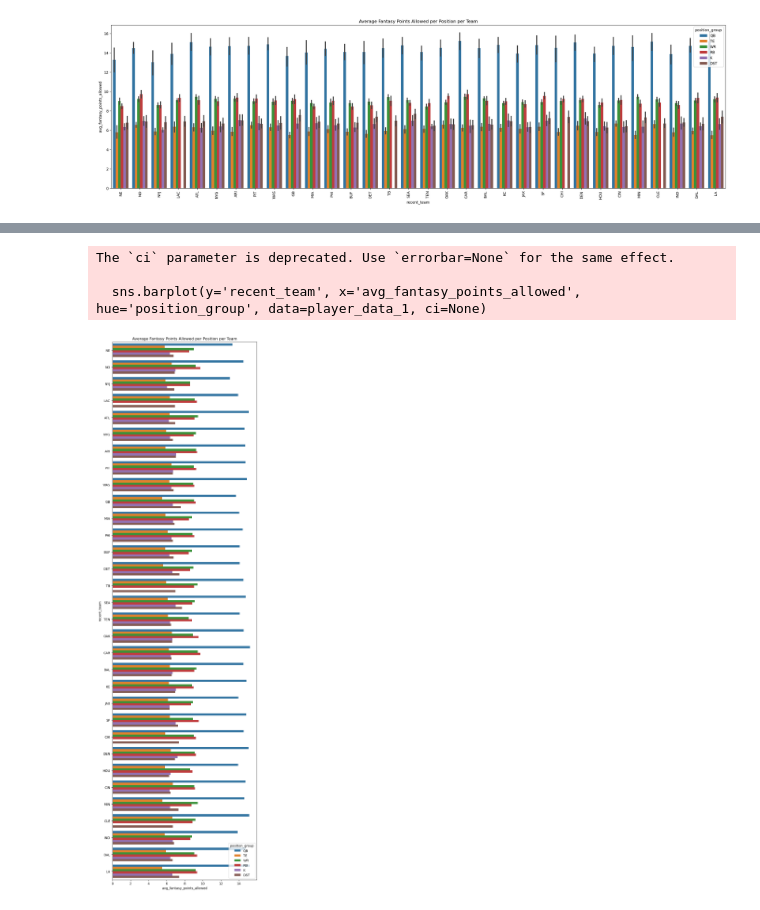
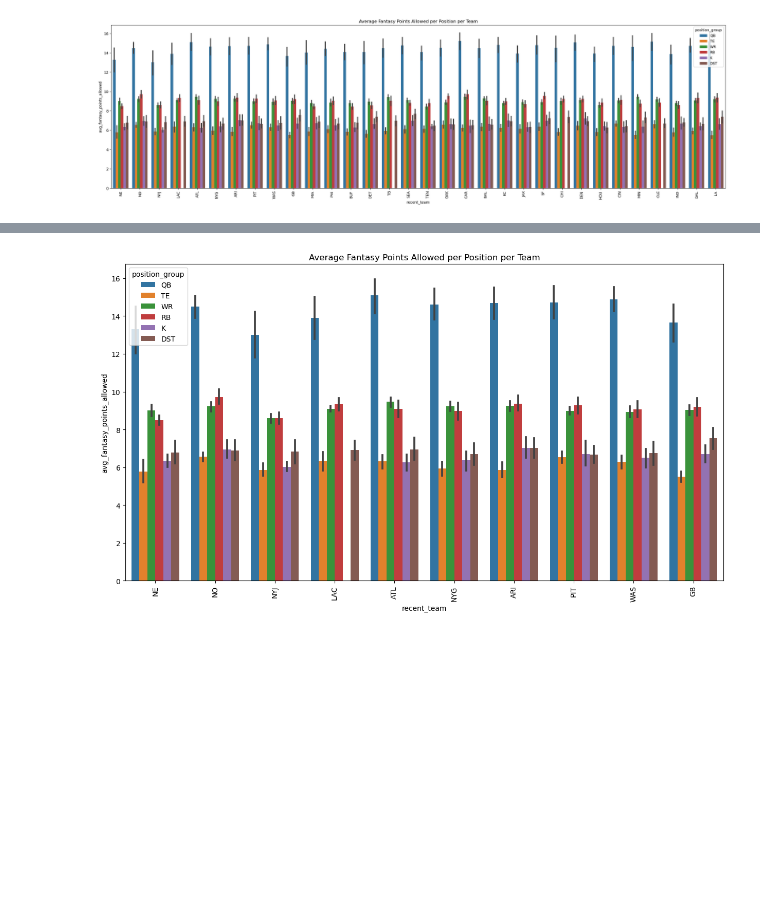
Before and after one commit to MariusRemmlinger/data-driven-fantasy-manager, a Jupyter notebook: data.ipynb, the cells around one changed output, grey strips where cells are left out. Drawn from its saved outputs; the diff is of its cells as text; code cells hidden in the pictures; blank space fills up the shorter version.

```diff
--- a/data.ipynb
+++ b/data.ipynb
@@ -869,12 +923,19 @@ The `ci` parameter is deprecated. Use `errorbar=None` for the same effect.
 # %%
-plt.figure(figsize=(8,30))
-sns.barplot(y='recent_team', x='avg_fantasy_points_allowed', hue='position_group', data=player_data_1, ci=None)
+import pandas as pd
+import matplotlib.pyplot as plt
+import seaborn as sns
+
+# Nehmen Sie die ersten 10 Teams
+top_10_teams = player_data_1['recent_team'].unique()[:10]
+
+# Filtern Sie das DataFrame auf die ausgewählten Teams
+filtered_data = player_data_1[player_data_1['recent_team'].isin(top_10_teams)]
+
+plt.figure(figsize=(15,8))
+sns.barplot(x='recent_team', y='avg_fantasy_points_allowed', hue='position_group', data=filtered_data)
+plt.xticks(rotation=90)
 plt.title('Average Fantasy Points Allowed per Position per Team')
-
-# Speichern der Figur als PDF
 plt.savefig("allowed_points.pdf", format='pdf')
+plt.show()
 # %% [output]
-The `ci` parameter is deprecated. Use `errorbar=None` for the same effect.
-
-  sns.barplot(y='recent_team', x='avg_fantasy_points_allowed', hue='position_group', data=player_data_1, ci=None)
-[figure, old version]
+[figure, new version]
```
Also changed, not shown: parts of 63 cells of this notebook, 6 other files.
